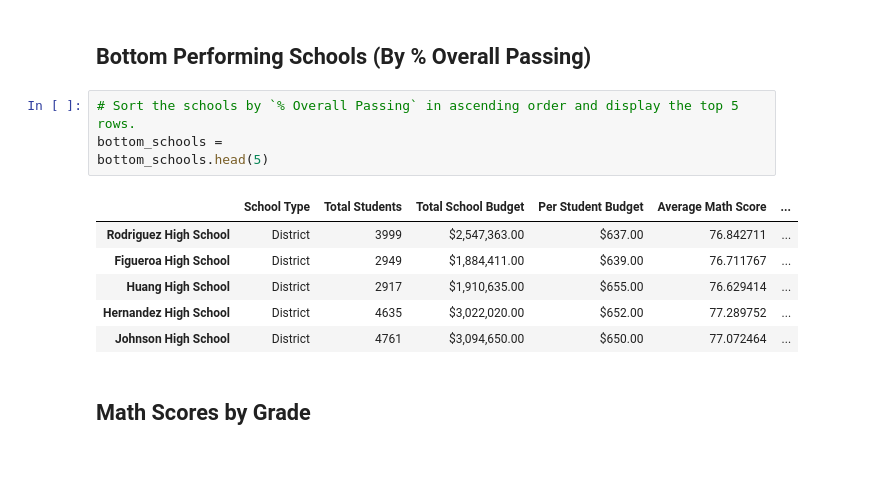
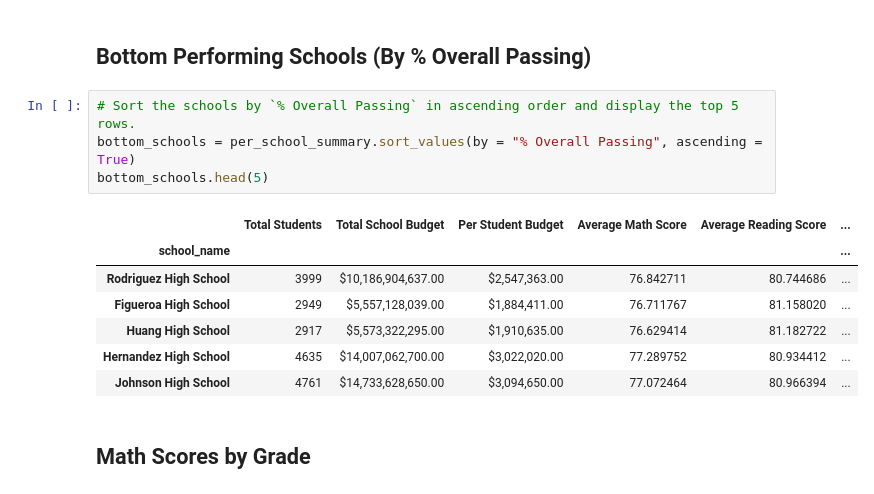
Before and after one commit to juliayemin/pandas-challenge, a Jupyter notebook: PyCitySchools/PyCitySchools_starter.ipynb, the cells around one changed output. Cells and saved outputs as stored; diff of their text form; blank space fills up the shorter version.

```diff
--- a/PyCitySchools/PyCitySchools_starter.ipynb
+++ b/PyCitySchools/PyCitySchools_starter.ipynb
@@ -360,15 +361,16 @@ top_schools.head(5)
 ## Bottom Performing Schools (By % Overall Passing)
 # %%
 # Sort the schools by `% Overall Passing` in ascending order and display the top 5 rows.
-bottom_schools =
+bottom_schools = per_school_summary.sort_values(by = "% Overall Passing", ascending = True)
 bottom_schools.head(5)
 # %% [output]
-|  | School Type | Total Students | Total School Budget | Per Student Budget | Average Math Score | ... |
-| Rodriguez High School | District | 3999 | $2,547,363.00 | $637.00 | 76.842711 | ... |
-| Figueroa High School | District | 2949 | $1,884,411.00 | $639.00 | 76.711767 | ... |
-| Huang High School | District | 2917 | $1,910,635.00 | $655.00 | 76.629414 | ... |
-| Hernandez High School | District | 4635 | $3,022,020.00 | $652.00 | 77.289752 | ... |
-| Johnson High School | District | 4761 | $3,094,650.00 | $650.00 | 77.072464 | ... |
+|  | Total Students | Total School Budget | Per Student Budget | Average Math Score | Average Reading Score | ... |
+| school_name |  |  |  |  |  | ... |
+| Rodriguez High School | 3999 | $10,186,904,637.00 | $2,547,363.00 | 76.842711 | 80.744686 | ... |
+| Figueroa High School | 2949 | $5,557,128,039.00 | $1,884,411.00 | 76.711767 | 81.158020 | ... |
+| Huang High School | 2917 | $5,573,322,295.00 | $1,910,635.00 | 76.629414 | 81.182722 | ... |
+| Hernandez High School | 4635 | $14,007,062,700.00 | $3,022,020.00 | 77.289752 | 80.934412 | ... |
+| Johnson High School | 4761 | $14,733,628,650.00 | $3,094,650.00 | 77.072464 | 80.966394 | ... |
 # %% [markdown]
 ## Math Scores by Grade
 # %%
```
Also changed, not shown: parts of 6 cells of this notebook.
